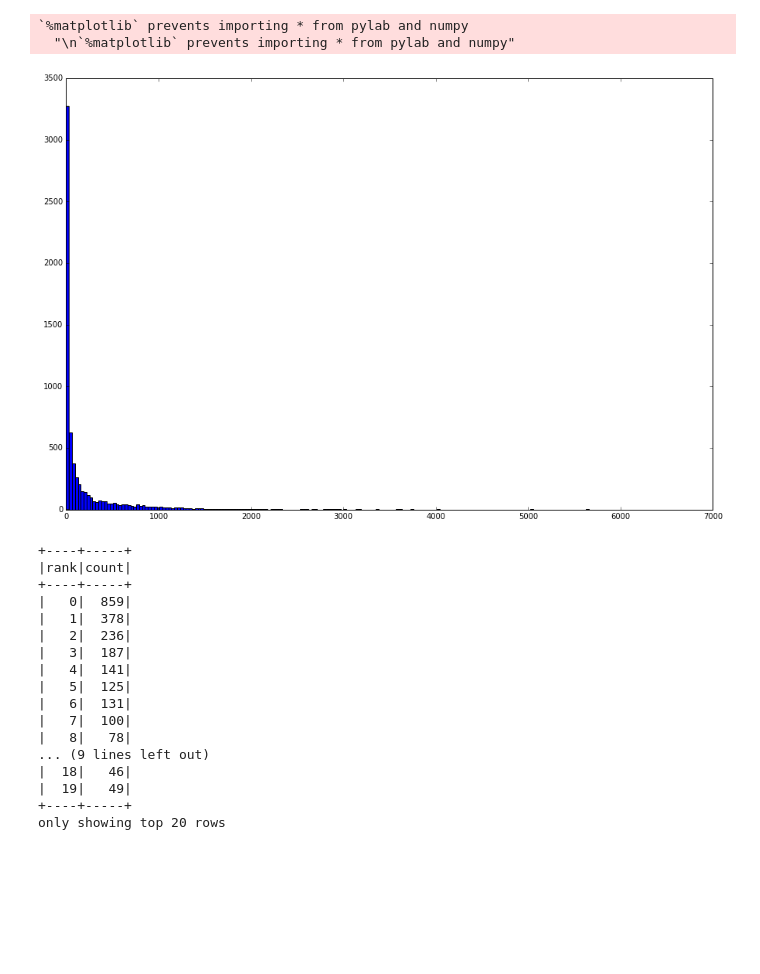
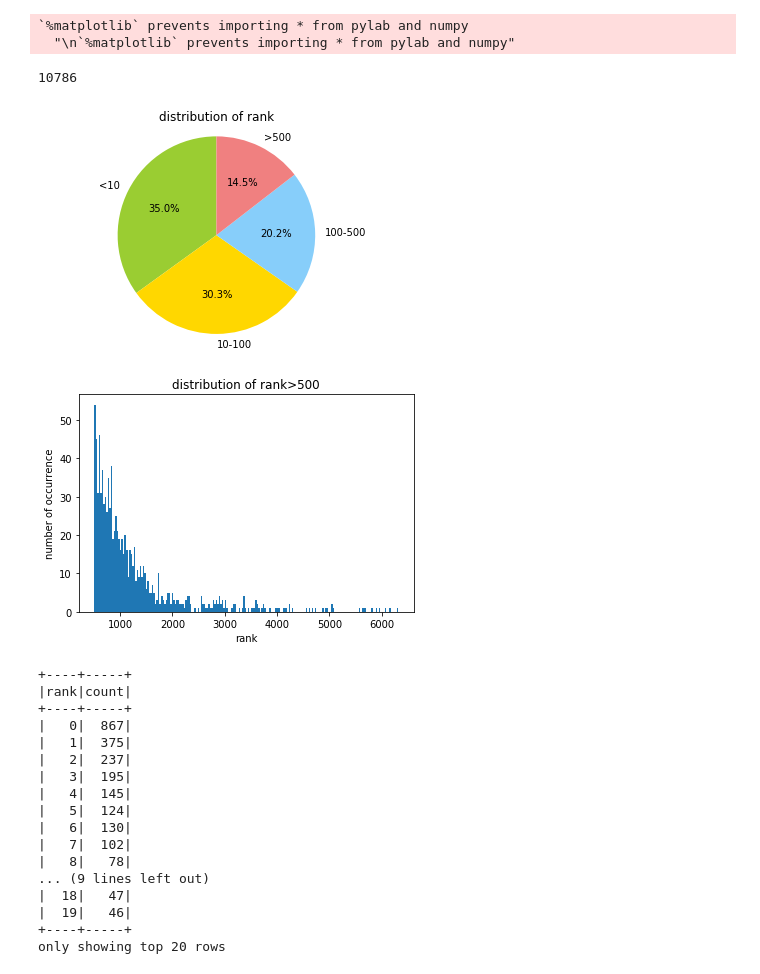
Before and after one commit to zasdfgbnm-dumpster/exp-th-distance, a Jupyter notebook: src/main/python/plot-thir.ipynb, the cells around one changed output. Saved outputs shown, nothing was run; the diff lists cells and outputs as text; code cells hidden in the pictures; blank space fills up the shorter version.

```diff
--- a/src/main/python/plot-thir.ipynb
+++ b/src/main/python/plot-thir.ipynb
@@ -20,32 +20,3 @@ path = '/home/gaoxiang/MEGA/tables'
 Populating the interactive namespace from numpy and matplotlib
 `%matplotlib` prevents importing * from pylab and numpy
   "\n`%matplotlib` prevents importing * from pylab and numpy"
-# %%
-distances = spark.read.parquet(path+'/distances')
-ranks = distances.select('rank')
-local = ranks.collect()
-rank = [row['rank'] for row in local]
-fig,ax = plt.subplots()
-plt.hist(rank,200)
-fig.set_size_inches(15, 10)
-plt.show()
-ranks.groupBy('rank').count().sort('rank').show()
-# %% [output]
-[figure, removed]
-+----+-----+
-|rank|count|
-+----+-----+
-|   0|  859|
-|   1|  378|
-|   2|  236|
-|   3|  187|
-|   4|  141|
-|   5|  125|
-|   6|  131|
-|   7|  100|
-|   8|   78|
-... (9 lines left out)
-|  18|   46|
-|  19|   49|
-+----+-----+
-only showing top 20 rows
@@ -52,2 +26,49 @@ only showing top 20 rows
+# %%
+count = thexpvec.count()
+ranks = distances.select('rank')
+print(count)
+
+labels = '<10', '10-100', '100-500', '>500'
+sizes = [ ranks.filter("rank<10").count(),
+          ranks.filter("rank>=10 and rank<100").count(),
+          ranks.filter("rank>100 and rank<500").count(),
+          ranks.filter("rank>500").count() ]
+colors = ['yellowgreen', 'gold', 'lightskyblue', 'lightcoral', 'magenta']
+plt.pie(sizes, labels=labels, colors=colors, autopct='%1.1f%%', startangle=90)
+plt.axis('equal')
+plt.title('distribution of rank')
+plt.show()
+
+local = ranks.filter("rank > 500").collect()
+rank = [row['rank'] for row in local]
+fig,ax = plt.subplots()
+plt.hist(rank,200)
+# fig.set_size_inches(15, 10)
+plt.title("distribution of rank>500")
+plt.xlabel("rank")
+plt.ylabel("number of occurrence")
+plt.show()
+ranks.groupBy('rank').count().sort('rank').show()
+# %% [output]
+10786
+[figure, added]
+[figure, added]
++----+-----+
+|rank|count|
++----+-----+
+|   0|  867|
+|   1|  375|
+|   2|  237|
+|   3|  195|
+|   4|  145|
+|   5|  124|
+|   6|  130|
+|   7|  102|
+|   8|   78|
+... (9 lines left out)
+|  18|   47|
+|  19|   46|
++----+-----+
+only showing top 20 rows
 # %%
 # get good and bad examples
```
Also changed, not shown: parts of 7 cells of this notebook.
